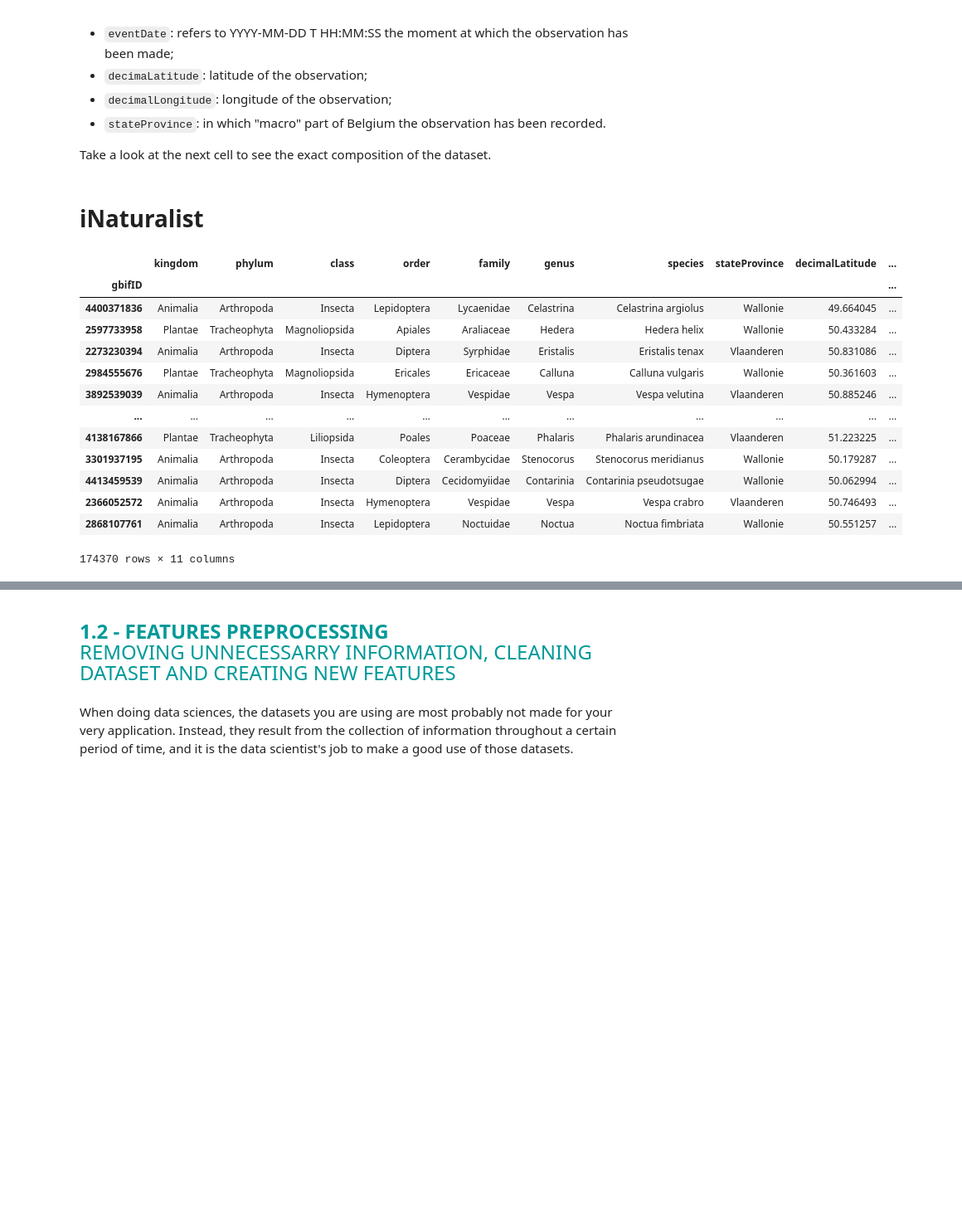
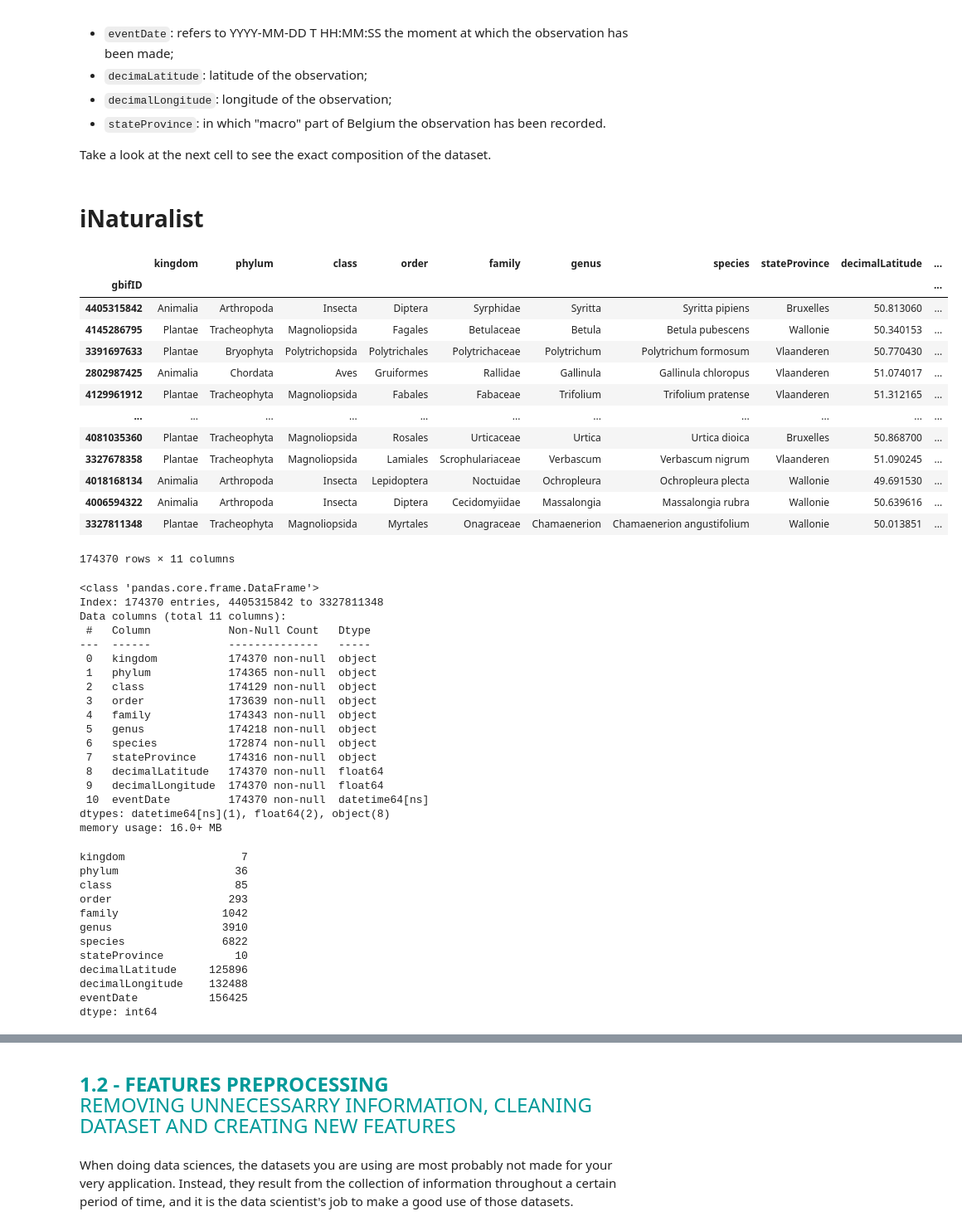
Before and after one commit to Mathis003/LEPL1109-Hackathons, a Jupyter notebook: Hackathon_3/Hackathon03-Clustering_Student.ipynb, the cells around one changed output, grey strips where cells are left out. Shown at 83% size. Saved outputs shown, nothing was run; the diff lists cells and outputs as text; code cells hidden in the pictures; blank space fills up the shorter version.

```diff
--- a/Hackathon_3/Hackathon03-Clustering_Student.ipynb
+++ b/Hackathon_3/Hackathon03-Clustering_Student.ipynb
@@ -188,45 +188,82 @@ from collections import Counter
 
 import matplotlib.pyplot as plt
 import numpy as np
 import pandas as pd
 import plotly.express as px
 import plotly.figure_factory as ff
 import toolbox as tb
 
 from IPython.display import display, Markdown as md
 from PIL import Image
 from sklearn.cluster import KMeans
 from sklearn.decomposition import PCA
 from sklearn.model_selection import train_test_split
 from sklearn import datasets, preprocessing
 
 pd.set_option("max_colwidth", 200)
 
 path = "Data/inaturalist_be.csv"
 df = pd.read_csv(path, parse_dates=["eventDate"])
 df.set_index("gbifID", inplace=True)
 df.drop(columns=["Unnamed: 0"], inplace=True)
 df, df_test = train_test_split(df, test_size=0.1)
 
 # Print first rows
 display(md("# iNaturalist"))
 display(df)
+
+
+
+############################
+df.info()
+df.describe()
+df.nunique()
 # %% [output]
 # iNaturalist
 |  | kingdom | phylum | class | order | family | genus | species | stateProvince | decimalLatitude | ... |
 | gbifID |  |  |  |  |  |  |  |  |  | ... |
-| 4400371836 | Animalia | Arthropoda | Insecta | Lepidoptera | Lycaenidae | Celastrina | Celastrina argiolus | Wallonie | 49.664045 | ... |
-| 2597733958 | Plantae | Tracheophyta | Magnoliopsida | Apiales | Araliaceae | Hedera | Hedera helix | Wallonie | 50.433284 | ... |
-| 2273230394 | Animalia | Arthropoda | Insecta | Diptera | Syrphidae | Eristalis | Eristalis tenax | Vlaanderen | 50.831086 | ... |
-| 2984555676 | Plantae | Tracheophyta | Magnoliopsida | Ericales | Ericaceae | Calluna | Calluna vulgaris | Wallonie | 50.361603 | ... |
-| 3892539039 | Animalia | Arthropoda | Insecta | Hymenoptera | Vespidae | Vespa | Vespa velutina | Vlaanderen | 50.885246 | ... |
+| 4405315842 | Animalia | Arthropoda | Insecta | Diptera | Syrphidae | Syritta | Syritta pipiens | Bruxelles | 50.813060 | ... |
+| 4145286795 | Plantae | Tracheophyta | Magnoliopsida | Fagales | Betulaceae | Betula | Betula pubescens | Wallonie | 50.340153 | ... |
+| 3391697633 | Plantae | Bryophyta | Polytrichopsida | Polytrichales | Polytrichaceae | Polytrichum | Polytrichum formosum | Vlaanderen | 50.770430 | ... |
+| 2802987425 | Animalia | Chordata | Aves | Gruiformes | Rallidae | Gallinula | Gallinula chloropus | Vlaanderen | 51.074017 | ... |
+| 4129961912 | Plantae | Tracheophyta | Magnoliopsida | Fabales | Fabaceae | Trifolium | Trifolium pratense | Vlaanderen | 51.312165 | ... |
 | ... | ... | ... | ... | ... | ... | ... | ... | ... | ... | ... |
-| 4138167866 | Plantae | Tracheophyta | Liliopsida | Poales | Poaceae | Phalaris | Phalaris arundinacea | Vlaanderen | 51.223225 | ... |
-| 3301937195 | Animalia | Arthropoda | Insecta | Coleoptera | Cerambycidae | Stenocorus | Stenocorus meridianus | Wallonie | 50.179287 | ... |
-| 4413459539 | Animalia | Arthropoda | Insecta | Diptera | Cecidomyiidae | Contarinia | Contarinia pseudotsugae | Wallonie | 50.062994 | ... |
-| 2366052572 | Animalia | Arthropoda | Insecta | Hymenoptera | Vespidae | Vespa | Vespa crabro | Vlaanderen | 50.746493 | ... |
-| 2868107761 | Animalia | Arthropoda | Insecta | Lepidoptera | Noctuidae | Noctua | Noctua fimbriata | Wallonie | 50.551257 | ... |
+| 4081035360 | Plantae | Tracheophyta | Magnoliopsida | Rosales | Urticaceae | Urtica | Urtica dioica | Bruxelles | 50.868700 | ... |
+| 3327678358 | Plantae | Tracheophyta | Magnoliopsida | Lamiales | Scrophulariaceae | Verbascum | Verbascum nigrum | Vlaanderen | 51.090245 | ... |
+| 4018168134 | Animalia | Arthropoda | Insecta | Lepidoptera | Noctuidae | Ochropleura | Ochropleura plecta | Wallonie | 49.691530 | ... |
+| 4006594322 | Animalia | Arthropoda | Insecta | Diptera | Cecidomyiidae | Massalongia | Massalongia rubra | Wallonie | 50.639616 | ... |
+| 3327811348 | Plantae | Tracheophyta | Magnoliopsida | Myrtales | Onagraceae | Chamaenerion | Chamaenerion angustifolium | Wallonie | 50.013851 | ... |
 174370 rows × 11 columns
+<class 'pandas.core.frame.DataFrame'>
+Index: 174370 entries, 4405315842 to 3327811348
+Data columns (total 11 columns):
+ #   Column            Non-Null Count   Dtype
+---  ------            --------------   -----
+ 0   kingdom           174370 non-null  object
+ 1   phylum            174365 non-null  object
+ 2   class             174129 non-null  object
+ 3   order             173639 non-null  object
+ 4   family            174343 non-null  object
+ 5   genus             174218 non-null  object
+ 6   species           172874 non-null  object
+ 7   stateProvince     174316 non-null  object
+ 8   decimalLatitude   174370 non-null  float64
+ 9   decimalLongitude  174370 non-null  float64
+ 10  eventDate         174370 non-null  datetime64[ns]
+dtypes: datetime64[ns](1), float64(2), object(8)
+memory usage: 16.0+ MB
+kingdom                  7
+phylum                  36
+class                   85
+order                  293
+family                1042
+genus                 3910
+species               6822
+stateProvince           10
+decimalLatitude     125896
+decimalLongitude    132488
+eventDate           156425
+dtype: int64
 # %%
 ## TAXONOMY ##
 
```
Also changed, not shown: parts of 8 cells of this notebook, 1 other file.
